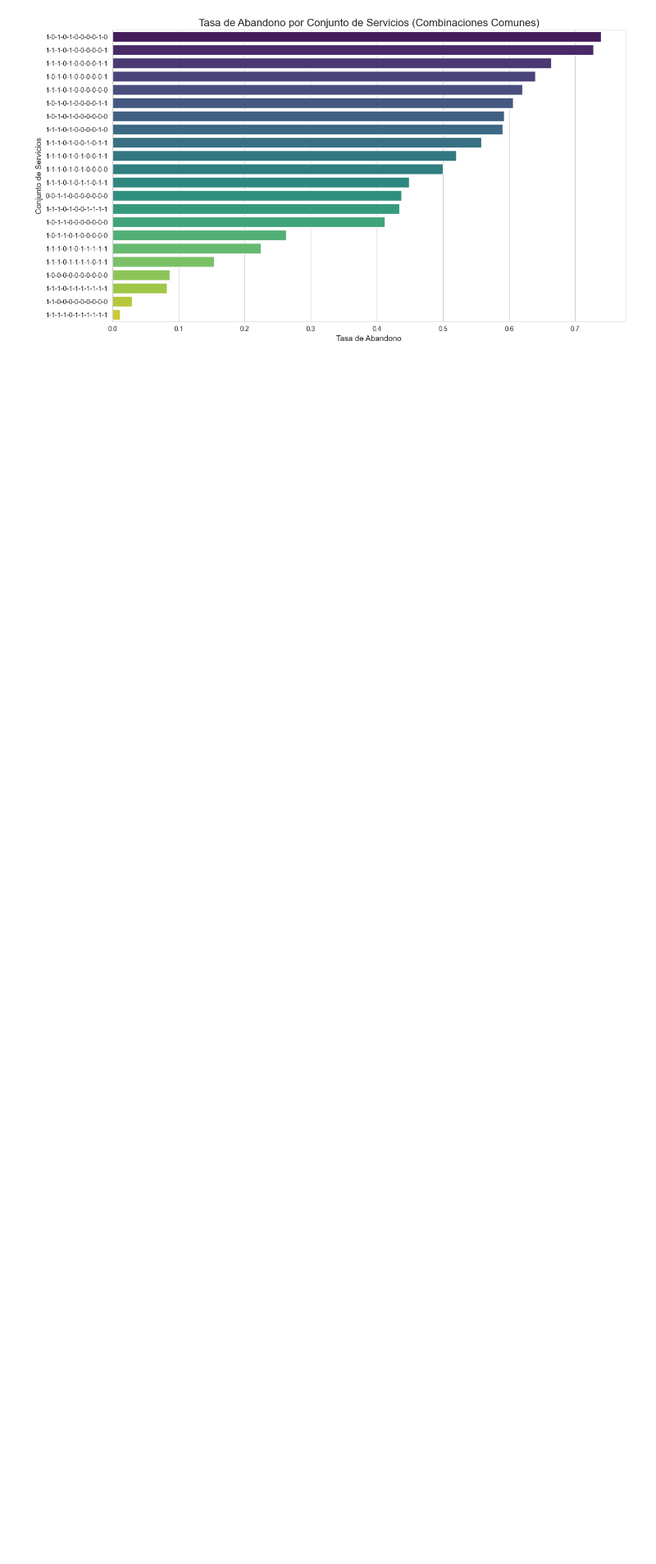
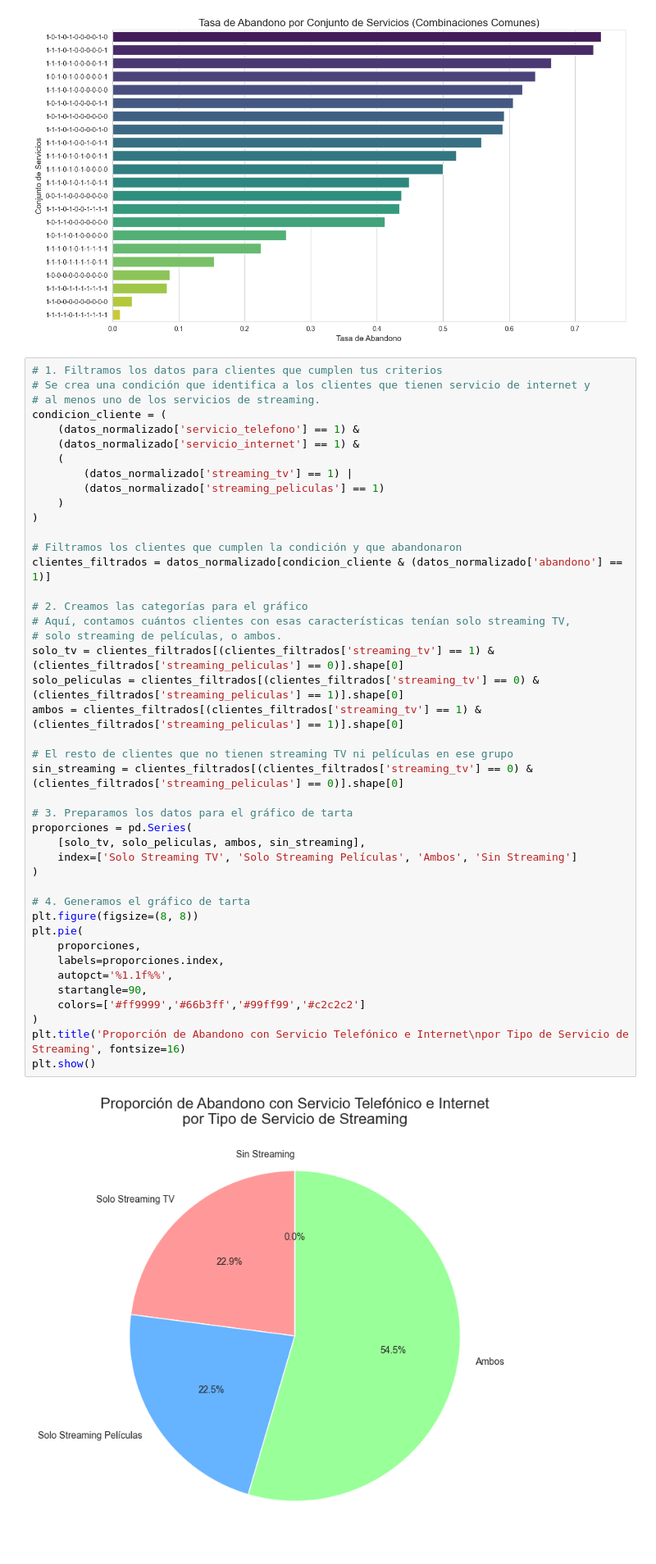
Before and after one commit to adromass/Challenge_Telecom_X, a Jupyter notebook: Challenge_Telecom_X.ipynb, the cells around one changed output. Shown at 82% size. Saved outputs shown, nothing was run; the diff lists cells and outputs as text; blank space fills up the shorter version.

```diff
--- a/Challenge_Telecom_X.ipynb
+++ b/Challenge_Telecom_X.ipynb
@@ -680,3 +680,48 @@ plt.ylabel('Conjunto de Servicios', fontsize=12)
 plt.show()
 # %% [output]
 [figure]
+# %%
+# 1. Filtramos los datos para clientes que cumplen tus criterios
+# Se crea una condición que identifica a los clientes que tienen servicio de internet y
+# al menos uno de los servicios de streaming.
+condicion_cliente = (
+    (datos_normalizado['servicio_telefono'] == 1) &
+    (datos_normalizado['servicio_internet'] == 1) &
+    (
+        (datos_normalizado['streaming_tv'] == 1) |
+        (datos_normalizado['streaming_peliculas'] == 1)
+    )
+)
+
+# Filtramos los clientes que cumplen la condición y que abandonaron
+clientes_filtrados = datos_normalizado[condicion_cliente & (datos_normalizado['abandono'] == 1)]
+
+# 2. Creamos las categorías para el gráfico
+# Aquí, contamos cuántos clientes con esas características tenían solo streaming TV,
+# solo streaming de películas, o ambos.
+solo_tv = clientes_filtrados[(clientes_filtrados['streaming_tv'] == 1) & (clientes_filtrados['streaming_peliculas'] == 0)].shape[0]
+solo_peliculas = clientes_filtrados[(clientes_filtrados['streaming_tv'] == 0) & (clientes_filtrados['streaming_peliculas'] == 1)].shape[0]
+ambos = clientes_filtrados[(clientes_filtrados['streaming_tv'] == 1) & (clientes_filtrados['streaming_peliculas'] == 1)].shape[0]
+
+# El resto de clientes que no tienen streaming TV ni películas en ese grupo
+sin_streaming = clientes_filtrados[(clientes_filtrados['streaming_tv'] == 0) & (clientes_filtrados['streaming_peliculas'] == 0)].shape[0]
+
+# 3. Preparamos los datos para el gráfico de tarta
+proporciones = pd.Series(
+    [solo_tv, solo_peliculas, ambos, sin_streaming],
+    index=['Solo Streaming TV', 'Solo Streaming Películas', 'Ambos', 'Sin Streaming']
+)
+
+# 4. Generamos el gráfico de tarta
+plt.figure(figsize=(8, 8))
+plt.pie(
+    proporciones,
+    labels=proporciones.index,
+    autopct='%1.1f%%',
+    startangle=90,
+    colors=['#ff9999','#66b3ff','#99ff99','#c2c2c2']
+)
+plt.title('Proporción de Abandono con Servicio Telefónico e Internet\npor Tipo de Servicio de Streaming', fontsize=16)
+plt.show()
+# %% [output]
+[figure, added]
```
Also changed, not shown: parts of 7 cells of this notebook.
